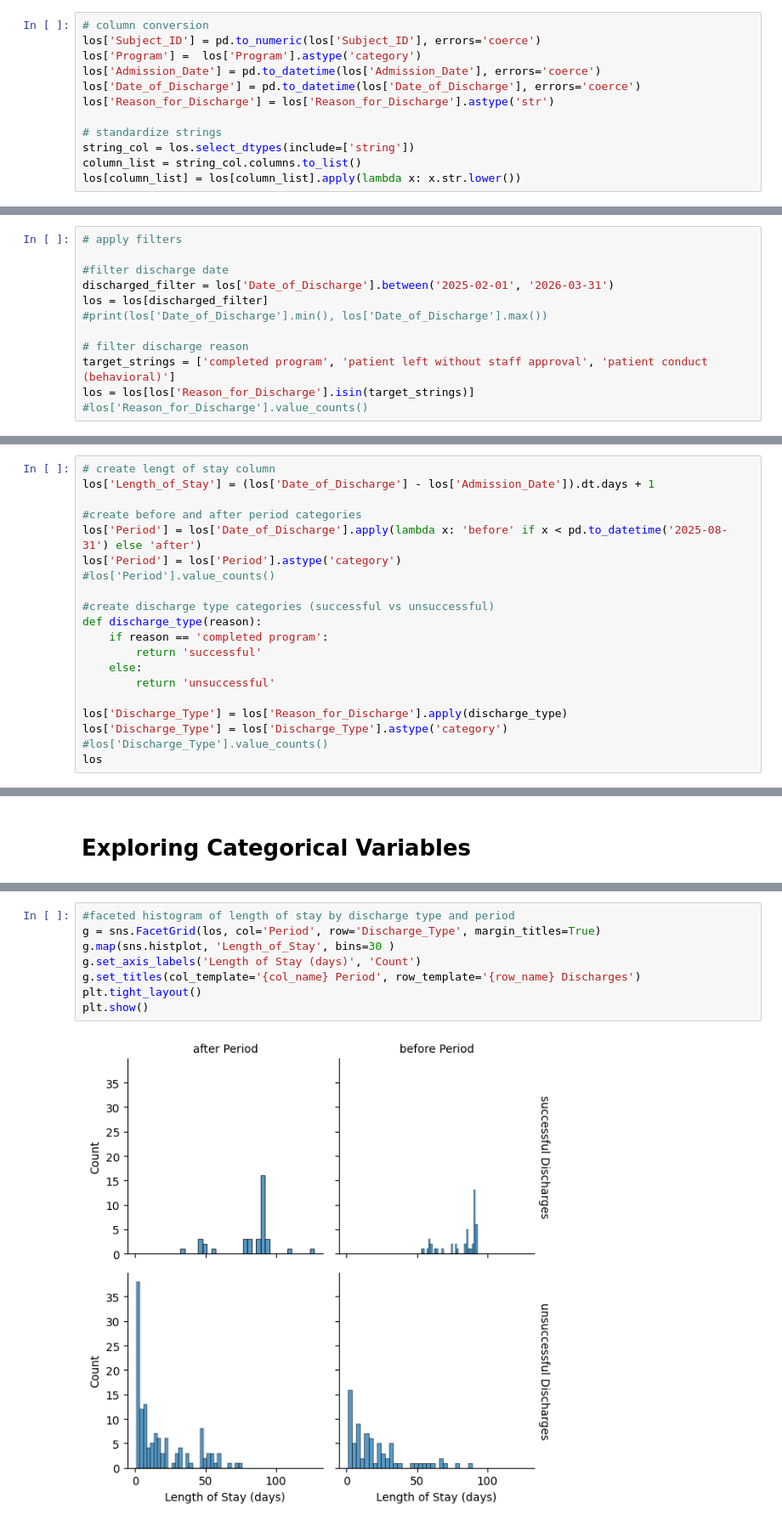
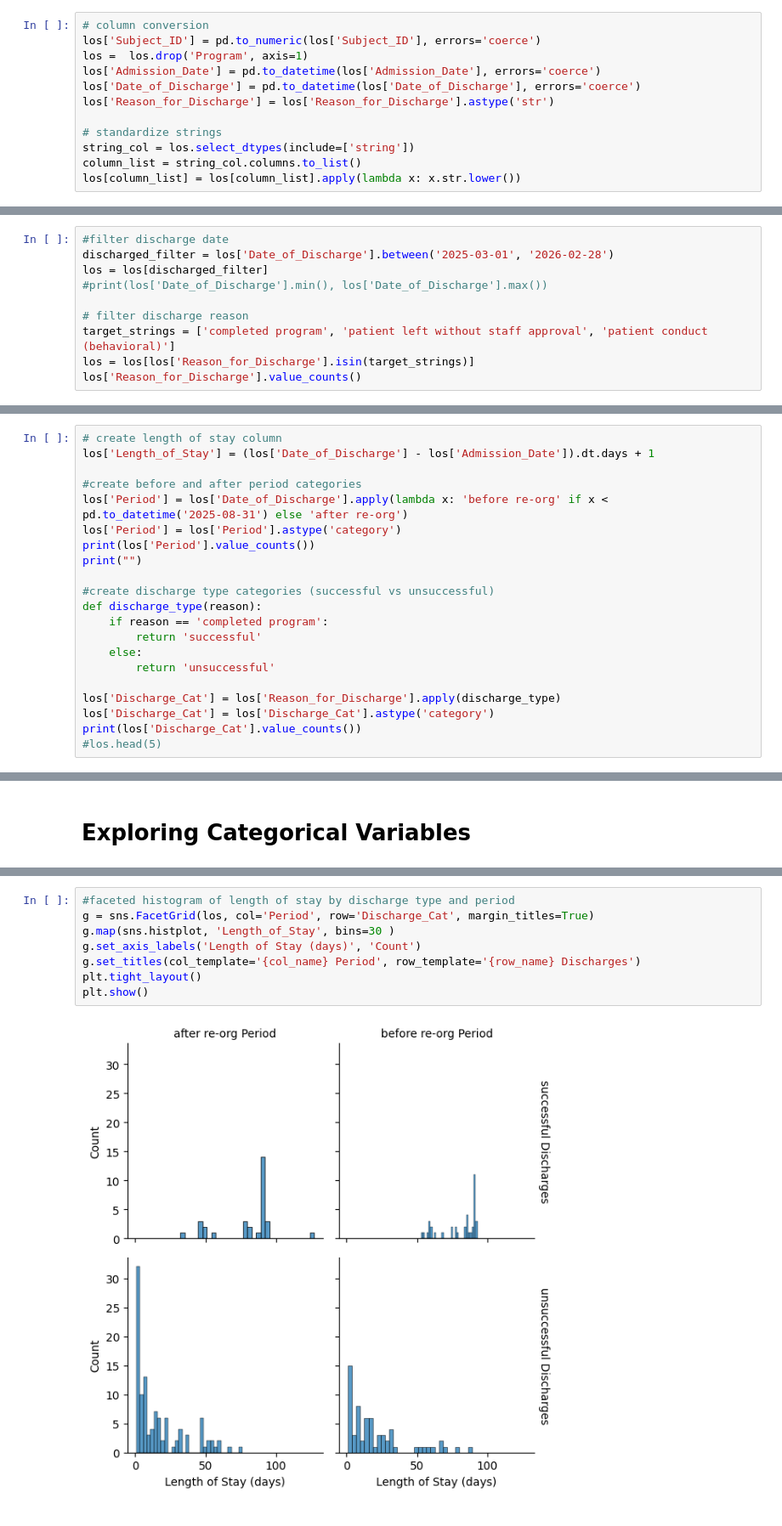
Before and after one commit to tessa-n05/Residential-SUD-Discharge-Analysis, a Jupyter notebook: Hypothesis_project.ipynb, the cells around one changed output, grey strips where cells are left out. Shown at 85% size. Saved outputs shown, nothing was run; the diff lists cells and outputs as text.

```diff
--- a/Hypothesis_project.ipynb
+++ b/Hypothesis_project.ipynb
@@ -15,7 +29,7 @@ los = pd.read_excel("Length of Stay Data.xlsx")
 # %%
 # column conversion
 los['Subject_ID'] = pd.to_numeric(los['Subject_ID'], errors='coerce')
-los['Program'] =  los['Program'].astype('category')
+los =  los.drop('Program', axis=1)
 los['Admission_Date'] = pd.to_datetime(los['Admission_Date'], errors='coerce')
 los['Date_of_Discharge'] = pd.to_datetime(los['Date_of_Discharge'], errors='coerce')
 los['Reason_for_Discharge'] = los['Reason_for_Discharge'].astype('str')
@@ -27,12 +50,10 @@ los[column_list] = los[column_list].apply(lambda x: x.str.lower())
 # %%
-# apply filters
-
 #filter discharge date
-discharged_filter = los['Date_of_Discharge'].between('2025-02-01', '2026-03-31')
+discharged_filter = los['Date_of_Discharge'].between('2025-03-01', '2026-02-28')
 los = los[discharged_filter]
 #print(los['Date_of_Discharge'].min(), los['Date_of_Discharge'].max())
 
 # filter discharge reason
 target_strings = ['completed program', 'patient left without staff approval', 'patient conduct (behavioral)']
 los = los[los['Reason_for_Discharge'].isin(target_strings)]
-#los['Reason_for_Discharge'].value_counts()
+los['Reason_for_Discharge'].value_counts()
@@ -39,11 +75,12 @@ los = los[los['Reason_for_Discharge'].isin(target_strings)]
 # %%
-# create lengt of stay column
+# create length of stay column
 los['Length_of_Stay'] = (los['Date_of_Discharge'] - los['Admission_Date']).dt.days + 1
 
 #create before and after period categories
-los['Period'] = los['Date_of_Discharge'].apply(lambda x: 'before' if x < pd.to_datetime('2025-08-31') else 'after')
+los['Period'] = los['Date_of_Discharge'].apply(lambda x: 'before re-org' if x < pd.to_datetime('2025-08-31') else 'after re-org')
 los['Period'] = los['Period'].astype('category')
-#los['Period'].value_counts()
+print(los['Period'].value_counts())
+print("")
 
 #create discharge type categories (successful vs unsuccessful)
 def discharge_type(reason):
@@ -52,8 +89,8 @@ def discharge_type(reason):
     else:
         return 'unsuccessful'
 
-los['Discharge_Type'] = los['Reason_for_Discharge'].apply(discharge_type)
-los['Discharge_Type'] = los['Discharge_Type'].astype('category')
-#los['Discharge_Type'].value_counts()
-los
+los['Discharge_Cat'] = los['Reason_for_Discharge'].apply(discharge_type)
+los['Discharge_Cat'] = los['Discharge_Cat'].astype('category')
+print(los['Discharge_Cat'].value_counts())
+#los.head(5)
 # %% [output]
@@ -161,10 +236,10 @@ pd.crosstab(los['Discharge_Type'], los['Period'], normalize='columns')
 # %%
 #faceted histogram of length of stay by discharge type and period
-g = sns.FacetGrid(los, col='Period', row='Discharge_Type', margin_titles=True)
+g = sns.FacetGrid(los, col='Period', row='Discharge_Cat', margin_titles=True)
 g.map(sns.histplot, 'Length_of_Stay', bins=30 )
 g.set_axis_labels('Length of Stay (days)', 'Count')
 g.set_titles(col_template='{col_name} Period', row_template='{row_name} Discharges')
 plt.tight_layout()
 plt.show()
 # %% [output]
-[figure, old version]
+[figure, new version]
```
Also changed, not shown: parts of 19 cells of this notebook.
